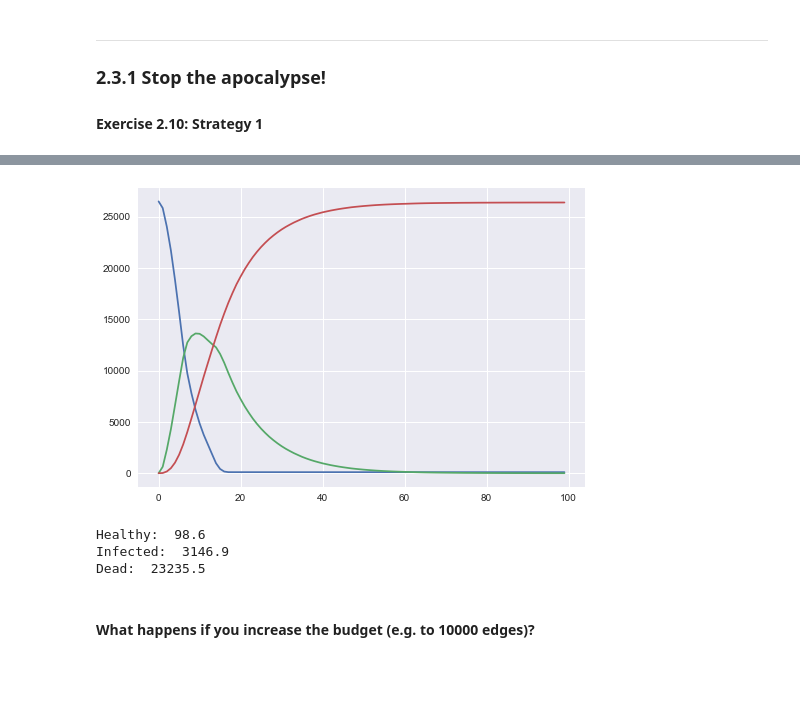
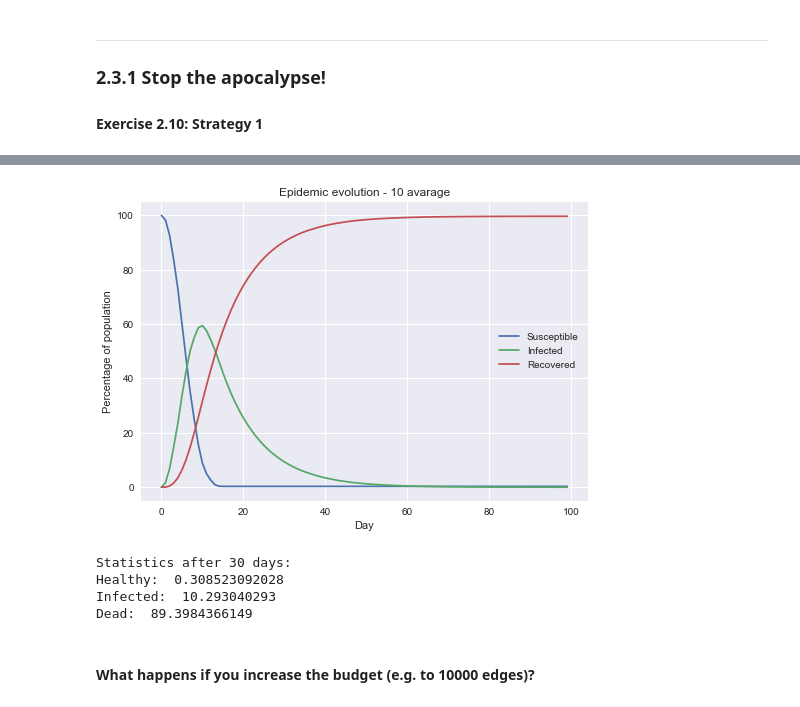
Before and after one commit to aurlien/friendship_paradox, a Jupyter notebook: lab2/notebooks/ix-lab2-notebook-part3.ipynb, the cells around one changed output, grey strips where cells are left out. Drawn from its saved outputs; the diff is of its cells as text; code cells hidden in the pictures; blank space fills up the shorter version.

```diff
--- a/lab2/notebooks/ix-lab2-notebook-part3.ipynb
+++ b/lab2/notebooks/ix-lab2-notebook-part3.ipynb
@@ -152,19 +217,19 @@ def multi_simulate(G1, number_of_simulations):
         print('Simulation no: ', i)
         rand_source = random.randint(0, G1.number_of_nodes())
         sir.launch_epidemic(source=rand_source, max_time=100.0)
-        S_lapse, I_lapse, R_lapse, days = epidemic_evolution(sir)
+        plot_sir, stats_sir = epidemic_evolution(sir)
 
-        S_agg += np.array(S_lapse)
-        I_agg += np.array(I_lapse)
-        R_agg += np.array(R_lapse)
+        S_agg += plot_sir[0]
+        I_agg += plot_sir[1]
+        R_agg += plot_sir[2]
 
     S_agg /= 10
     I_agg /= 10
     R_agg /= 10
 
-    return S_agg, I_agg, R_agg, days
+    return (S_agg, I_agg, R_agg)
 # %%
 # Simulate 10 times
-S_agg, I_agg, R_agg, days = multi_simulate(G1 , 10)
+SIR_agg = multi_simulate(G1 , 10)
 # %% [output]
 Simulation no:  0
@@ -190,17 +255,11 @@ Epidemic stopped after 100.51 days | 100.51 days elapsed | 0.5% susceptible, 0.0
-# %%
-plt.plot(days, S_agg, days, I_agg, days, R_agg)
-plt.show()
-# %% [output]
-[figure, removed]
-# %%
-# On average, how many people are healthy, infected, dead after 30 days?
-print('Healthy: ',S_agg[29])
-print('Infected: ',I_agg[29])
-print('Dead: ',R_agg[29])
-# %% [output]
-Healthy:  98.6
-Infected:  3146.9
-Dead:  23235.5
+# %%
+plot_SIR(SIR_agg, 'Epidemic evolution - 10 avarage')
+# %% [output]
+[figure, added]
+Statistics after 30 days:
+Healthy:  0.308523092028
+Infected:  10.293040293
+Dead:  89.3984366149
 # %% [markdown]
 #### What happens if you increase the budget (e.g. to 10000 edges)?
 # %%
```
Also changed, not shown: parts of 58 cells of this notebook, 1 other file.
